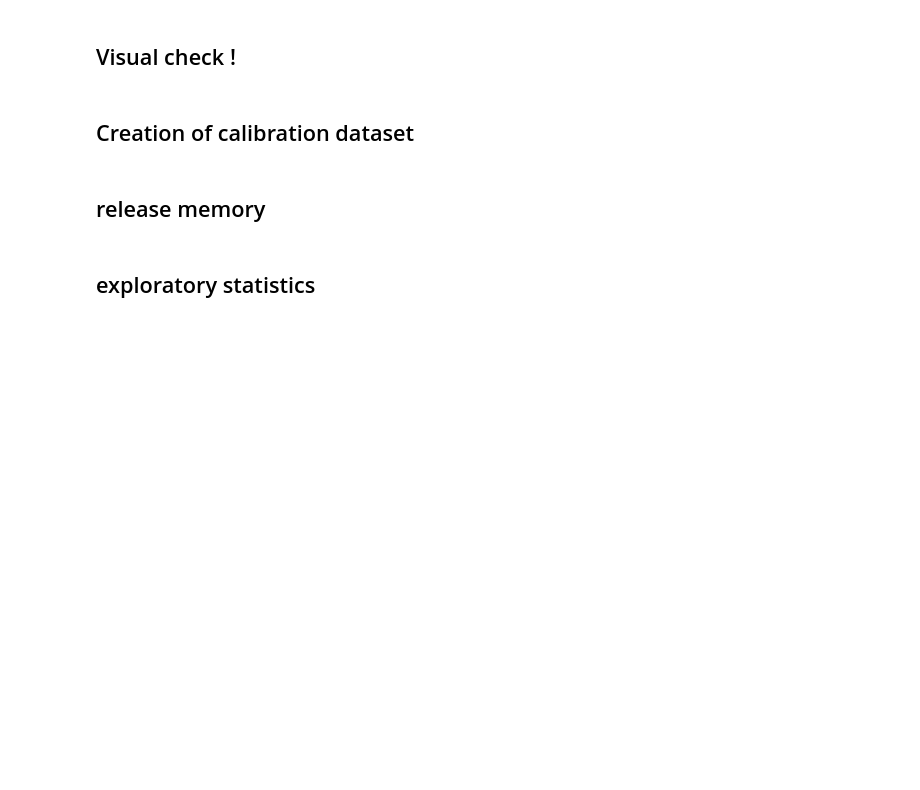
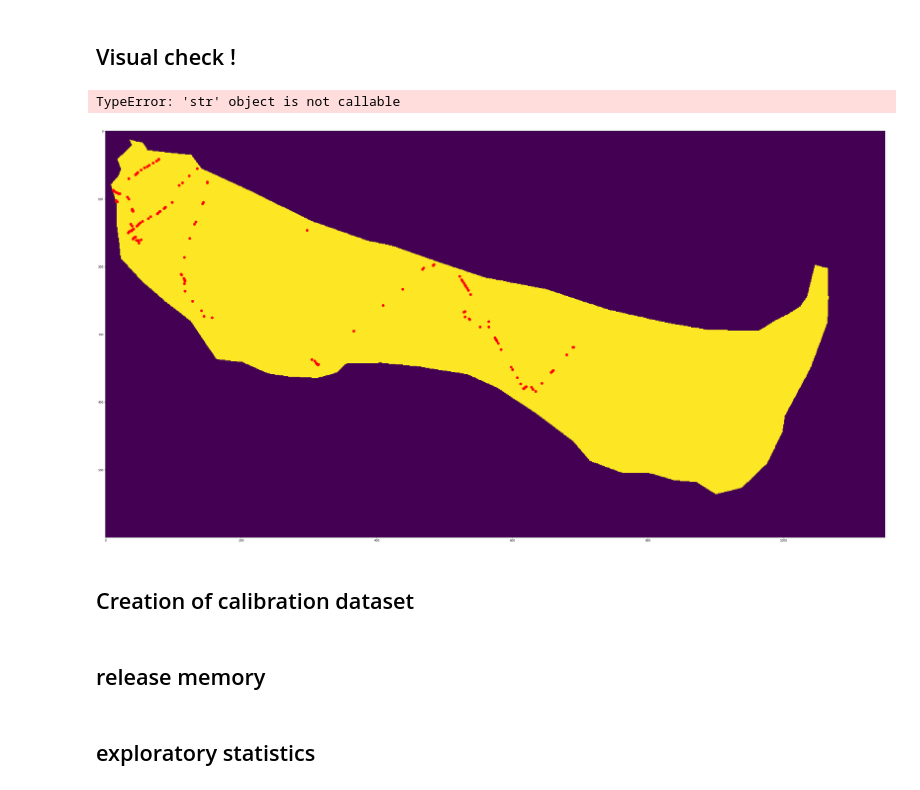
Before and after one commit to Seam8/SDB_Projects, a Jupyter notebook: Poe/Scripts/Modeling/GetBathy_Stumpf_WithFieldData.ipynb, the cells around one changed output. Cells and saved outputs as stored; diff of their text form; code cells hidden in the pictures; blank space fills up the shorter version.

```diff
--- a/Poe/Scripts/Modeling/GetBathy_Stumpf_WithFieldData.ipynb
+++ b/Poe/Scripts/Modeling/GetBathy_Stumpf_WithFieldData.ipynb
@@ -270,9 +180,12 @@ array([ 2.46999979,  2.63999987,  2.50999999,  2.50999999,  2.56999993,
 # %%
 SurveyValues = np.full(ClassifIndex.shape, np.NaN, dtype= np.float_)
-SurveyVariance = np.full(ClassifIndex.shape, np.NaN, dtype= np.float_)
-for i, j  in Dicto.keys():
-    SurveyValues[i, j] = np.mean(Dicto[(i, j)])
-    SurveyVariance[i, j] = np.std(Dicto[(i, j)])
+SurveyIndex = np.full(ClassifIndex.shape, False, dtype=np.bool_)
+
+rows, cols = np.where(SurveyRatio>0.20)
+for i, j  in zip(rows,cols):
+    Points = np.asarray(DictoPos[(i, j)])
+    SurveyValues[i, j] = mgp.InterpPixDepth(Points, DictoDeph[i, j], modes=['nearest'], PlotArg=False)[0]
+    SurveyIndex[i, j] = True
 # %% [markdown]
 ## Load Optical Data
 ### WARNING: Poe special case -> to avoid bigger backup size, data need to be resize at Rasters dimension
@@ -307,20 +225,23 @@ plt.imshow(ResctictedLagoon)
 ## Visual check !
 # %%
 # Manual cropping for better visual rendering
-ScatterIndex = np.logical_and(ResctictedLagoon[8800:9400,3500:4650],SurveyIndex[8800:9400,3500:4650]>0)
+ScatterIndex = np.logical_and(ResctictedLagoon[8800:9400,3500:4650],SurveyIndex[8800:9400,3500:4650])
 CroppedDepth = SurveyValues[8800:9400,3500:4650] # Average deph of pixels contained in the visual cropped
 
 # Scatter coordinates and image in rendered dimension
 x,y = np.where(ScatterIndex)
 Im = ResctictedLagoon[8800:9400,3500:4650]
 
 # Plot
 fig, ax = plt.subplots(figsize=(50,50))
 plt.imshow(Im)
 plt.scatter(y,x,s=80, c='r')
 for i in range(len(x)):
-    ax.annotate(CroppedDepth[ScatterIndex][i], (y[i]-10,x[i]+10), color='red', size=20)
+    ax.annotate('{0:.2f}'(CroppedDepth[ScatterIndex][i]), (y[i]-10,x[i]+10), color='red', size=20)
 print("Nombre de pixel comportant une mesure immergées:",len(x))
+# %% [output]
+TypeError: 'str' object is not callable
+[figure, added]
 # %% [markdown]
 ## Creation of calibration dataset
 # %%
```
Also changed, not shown: parts of 31 cells of this notebook, 1 other file.
